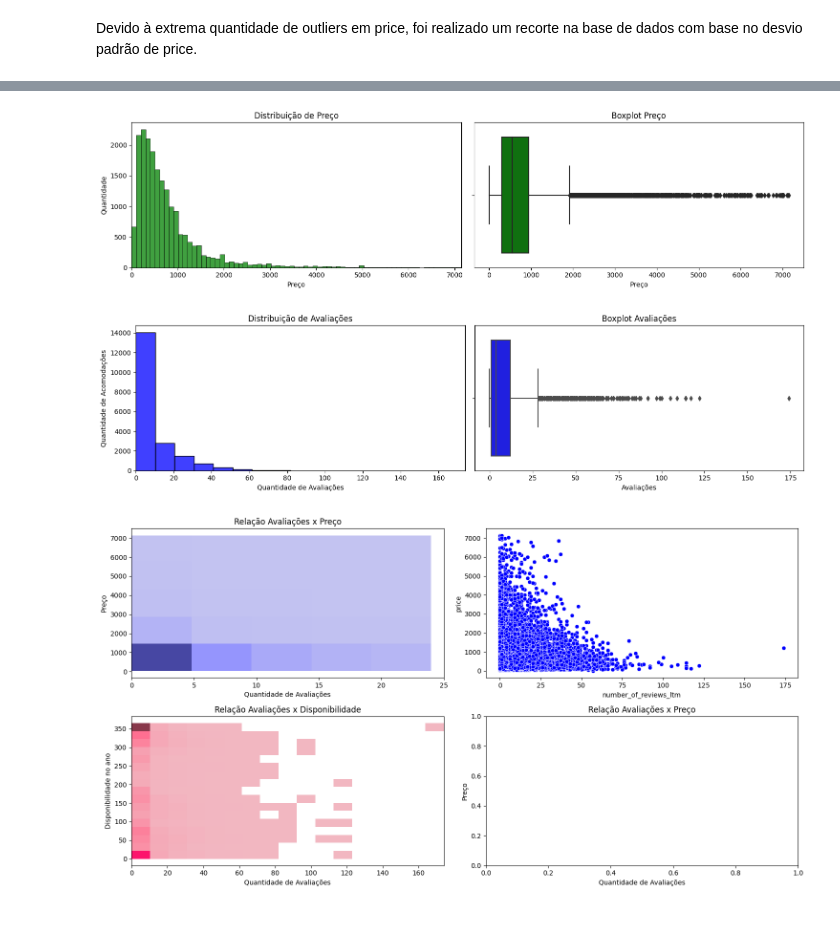
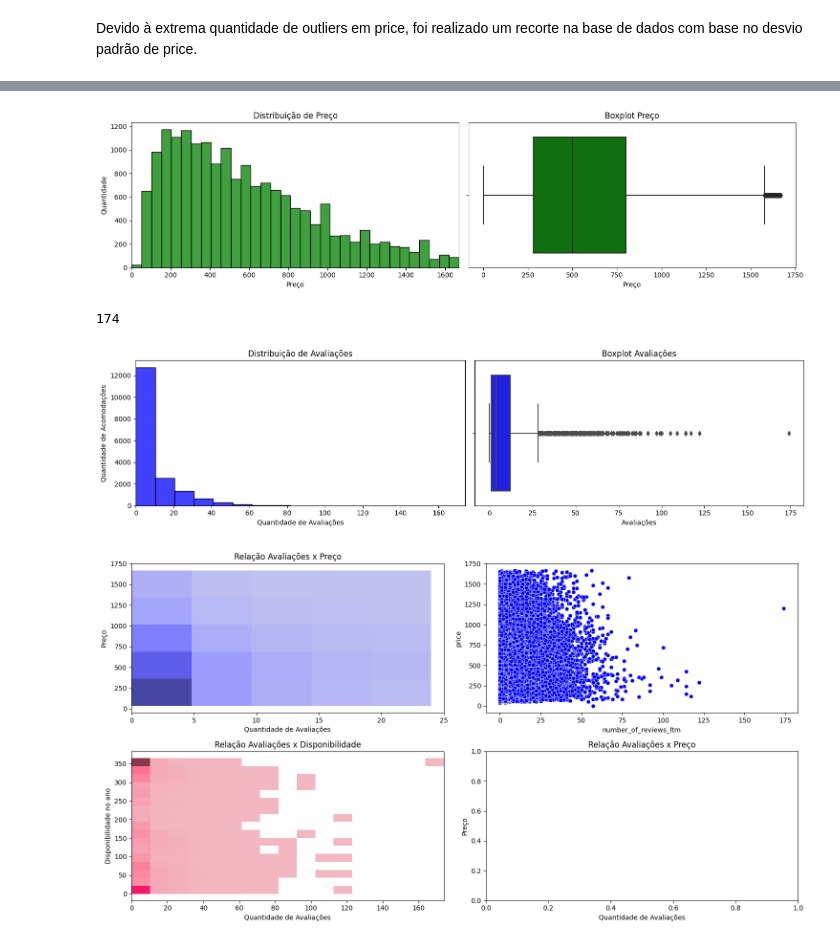
Before and after one commit to glauciapamponet/AirbnbAnalisys, a Jupyter notebook: airbnb-analysis.ipynb, the cells around one changed output, grey strips where cells are left out. Cells and saved outputs as stored; diff of their text form; code cells hidden in the pictures.

```diff
--- a/airbnb-analysis.ipynb
+++ b/airbnb-analysis.ipynb
@@ -42,7 +44,2 @@ dados_limpos.describe()
 # %% [markdown]
 Devido à extrema quantidade de outliers em price, foi realizado um recorte na base de dados com base no desvio padrão de price.
-# %%
-dados_limpos = dados_limpos[dados_limpos.price < dados_limpos.price.std()]
-
-# [0.0, 0.0, 1.0, 2.0, 3.0, 4.0, 6.0, 10.0, 15.0, 25.0, 174.0]
-pd.DataFrame(dados_limpos['number_of_reviews_ltm'].quantile([0.1 * i for i in range(1, 10)]))
@@ -59,0 +46,3 @@ pd.DataFrame(dados_limpos['number_of_reviews_ltm'].quantile([0.1 * i for i in ra
+# %%
+deciles = pd.DataFrame(dados_limpos.select_dtypes('int64').quantile([0.1 * i for i in range(1, 10)]))
+deciles.drop(columns={'id', 'host_id'})
@@ -59,0 +74,3 @@ pd.DataFrame(dados_limpos['number_of_reviews_ltm'].quantile([0.1 * i for i in ra
+# %%
+dados_limpos = dados_limpos[dados_limpos.price < deciles.iloc[-1][2]]
+dados_limpos.describe()
@@ -60,24 +100,25 @@ pd.DataFrame(dados_limpos['number_of_reviews_ltm'].quantile([0.1 * i for i in ra
 # %%
-import matplotlib.pyplot as plt
-import seaborn as sns
-
 fig, (ax1, ax2) = plt.subplots(ncols = 2, sharey = False, figsize = (15, 4))
 
-sns.histplot(dados_limpos['price'], kde = False, color='green', ax = ax1, bins= int(dados_limpos.price.max()/100)) # intervalos de tamanho 40
+sns.histplot(dados_limpos['price'], kde = False, color='green', ax = ax1, bins= 33) # intervalos de tamanho 50.6
 ax1.grid(False)
 ax1.set_title('Distribuição de Preço')
 ax1.set_ylabel('Quantidade')
 ax1.set_xlabel('Preço')
 ax1.set_xlim(0, dados_limpos.price.max())
 
 sns.boxplot(x=dados_limpos['price'], ax = ax2, color='green')
 ax2.grid(False)
 ax2.set_xlabel('Preço')
 ax2.set_title('Boxplot Preço')
 
 plt.tight_layout()
 # %% [output]
-[figure, old version]
+[figure, new version]
+# %%
+dados_limpos.number_of_reviews_ltm.max()
+# %% [output]
+174
 # %%
 fig, (ax1, ax2) = plt.subplots(ncols = 2, sharey = False, figsize = (15, 4))
 
@@ -97,7 +138,7 @@ ax2.set_title('Boxplot Avaliações')
 
 plt.tight_layout()
 # %% [output]
-[figure, old version]
+[figure, new version]
 # %%
 fig, ((ax1, ax2), (ax3, ax4)) = plt.subplots(ncols = 2, nrows=2, sharey = False, figsize = (15, 8))
 
@@ -125,11 +166,6 @@ ax3.set_ylabel('Disponibilidade no ano')
 ax3.set_xlabel('Quantidade de Avaliações')
 ax3.set_xlim(0, dados_limpos.number_of_reviews_ltm.max())
 
-# sns.boxplot(x=dados_limpos['number_of_reviews_ltm'], ax = ax4, color='blue')
-# ax4.grid(False)
-# ax4.set_xlabel('Avaliações')
-# ax4.set_title('Boxplot Avaliações')
-
 plt.tight_layout()
 # %% [output]
-[figure, old version]
+[figure, new version]
```
Also changed, not shown: parts of 7 cells of this notebook.
